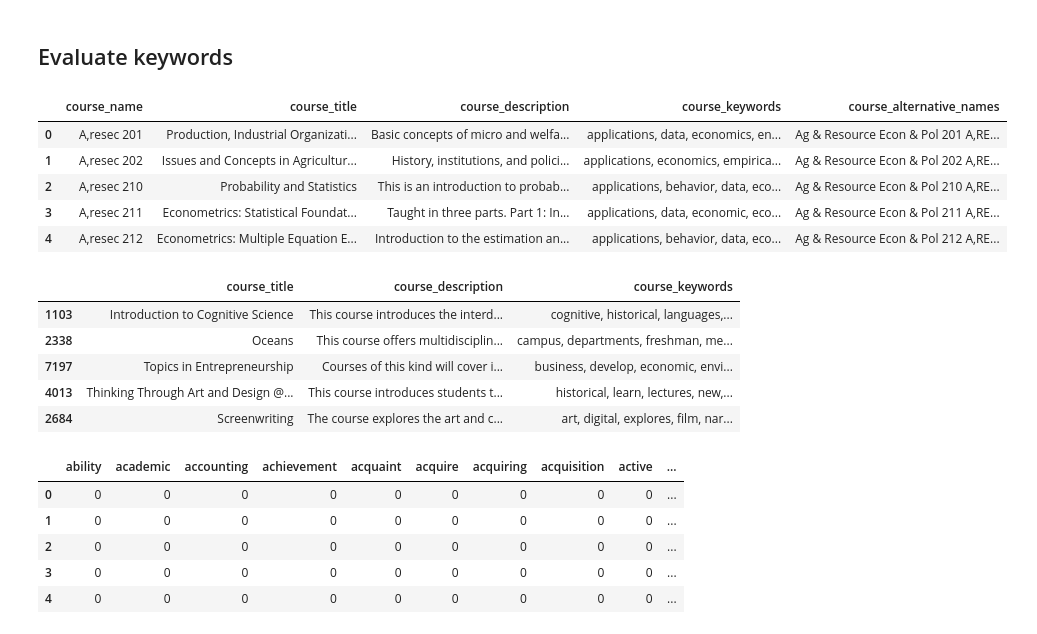
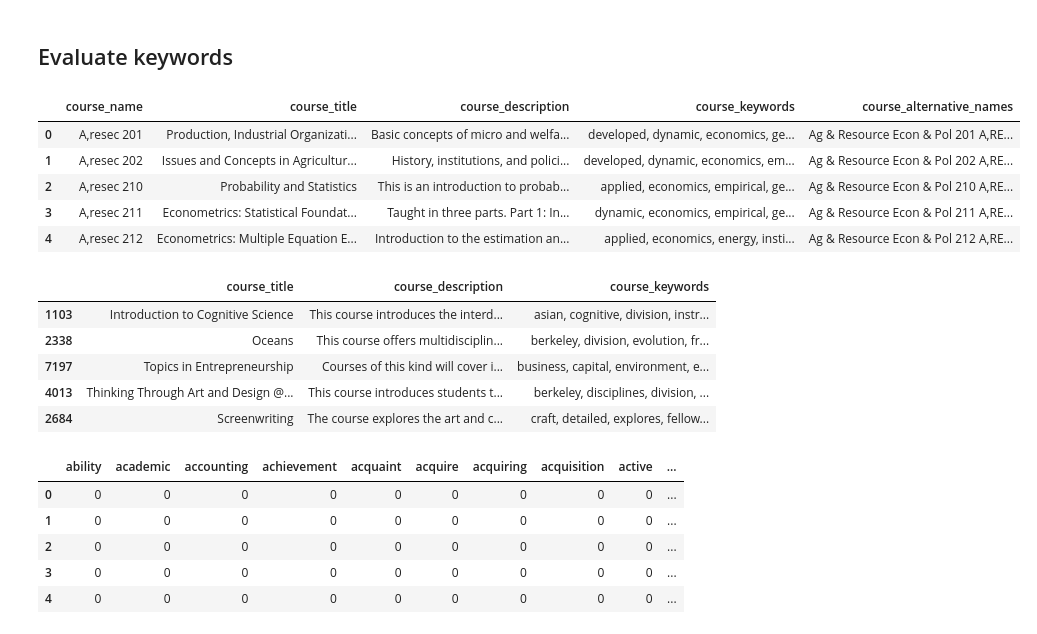
Before and after one commit to matthew-dong-dev/ICS-research, a Jupyter notebook: keywords_research.ipynb, the cells around one changed output. Drawn from its saved outputs; the diff is of its cells as text; code cells hidden in the pictures.

```diff
--- a/keywords_research.ipynb
+++ b/keywords_research.ipynb
@@ -230,32 +221,30 @@ np.where(doc_freq_df.values > 1)
 # %% [markdown]
 ## Evaluate keywords
 # %%
-production_keywords_path = '/home/matthew/Models-AskOski/outputs/new_version_keywords.p'
-# '/home/matthew/Models-AskOski/ICS/outputted_keywords/new_version_keywords.p'
+production_keywords_path = '/home/matthew/Models-AskOski/ICS/outputted_keywords/new_version_keywords.p'
 # production_keywords_path = '/home/matthew/Models-AskOski/outputs/search_keywords.p'
 
 with (open(production_keywords_path, "rb")) as openfile:
     production_keywords_df = pickle.load(openfile)
 
-production_keywords_df.head()
+production_keywords_df.head(5)
 # %% [output]
 |  | course_name | course_title | course_description | course_keywords | course_alternative_names |
-| 0 | A,resec 201 | Production, Industrial Organizati... | Basic concepts of micro and welfa... | applications, data, economics, en... | Ag & Resource Econ & Pol 201 A,RE... |
-| 1 | A,resec 202 | Issues and Concepts in Agricultur... | History, institutions, and polici... | applications, economics, empirica... | Ag & Resource Econ & Pol 202 A,RE... |
-| 2 | A,resec 210 | Probability and Statistics | This is an introduction to probab... | applications, behavior, data, eco... | Ag & Resource Econ & Pol 210 A,RE... |
-| 3 | A,resec 211 | Econometrics: Statistical Foundat... | Taught in three parts. Part 1: In... | applications, data, economic, eco... | Ag & Resource Econ & Pol 211 A,RE... |
-| 4 | A,resec 212 | Econometrics: Multiple Equation E... | Introduction to the estimation an... | applications, behavior, data, eco... | Ag & Resource Econ & Pol 212 A,RE... |
+| 0 | A,resec 201 | Production, Industrial Organizati... | Basic concepts of micro and welfa... | developed, dynamic, economics, ge... | Ag & Resource Econ & Pol 201 A,RE... |
+| 1 | A,resec 202 | Issues and Concepts in Agricultur... | History, institutions, and polici... | developed, dynamic, economics, em... | Ag & Resource Econ & Pol 202 A,RE... |
+| 2 | A,resec 210 | Probability and Statistics | This is an introduction to probab... | applied, economics, empirical, ge... | Ag & Resource Econ & Pol 210 A,RE... |
+| 3 | A,resec 211 | Econometrics: Statistical Foundat... | Taught in three parts. Part 1: In... | dynamic, economics, empirical, ge... | Ag & Resource Econ & Pol 211 A,RE... |
+| 4 | A,resec 212 | Econometrics: Multiple Equation E... | Introduction to the estimation an... | applied, economics, energy, insti... | Ag & Resource Econ & Pol 212 A,RE... |
 # %%
 pd.set_option('display.max_colwidth', -1)
 production_keywords_df.sample(5, random_state=42)[['course_title', 'course_description', 'course_keywords']]
-# production_keywords_df.sample(10, random_state=42)
 # %% [output]
 |  | course_title | course_description | course_keywords |
-| 1103 | Introduction to Cognitive Science | This course introduces the interd... | cognitive, historical, languages,... |
-| 2338 | Oceans | This course offers multidisciplin... | campus, departments, freshman, me... |
-| 7197 | Topics in Entrepreneurship | Courses of this kind will cover i... | business, develop, economic, envi... |
-| 4013 | Thinking Through Art and Design @... | This course introduces students t... | historical, learn, lectures, new,... |
-| 2684 | Screenwriting | The course explores the art and c... | art, digital, explores, film, nar... |
+| 1103 | Introduction to Cognitive Science | This course introduces the interd... | asian, cognitive, division, instr... |
+| 2338 | Oceans | This course offers multidisciplin... | berkeley, division, evolution, fr... |
+| 7197 | Topics in Entrepreneurship | Courses of this kind will cover i... | business, capital, environment, e... |
+| 4013 | Thinking Through Art and Design @... | This course introduces students t... | berkeley, disciplines, division, ... |
+| 2684 | Screenwriting | The course explores the art and c... | craft, detailed, explores, fellow... |
 # %%
 countvec2 = CountVectorizer(binary=True)
 count_doc_freq = countvec2.fit_transform(production_keywords_df['course_keywords'])
```
Also changed, not shown: parts of 5 cells of this notebook, 4 other files.
